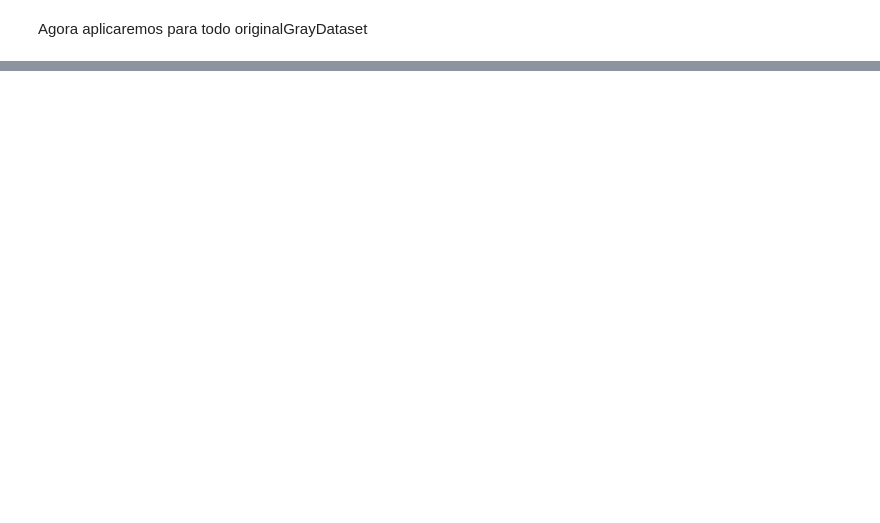
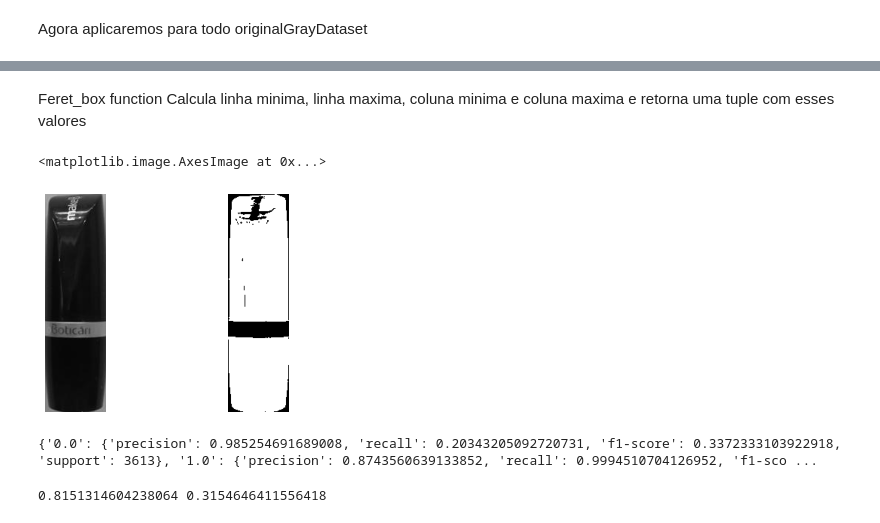
Before and after one commit to yoshiomori/MAC5768, a Jupyter notebook: EP3/EP3.ipynb, the cells around one changed output, grey strips where cells are left out. Drawn from its saved outputs; the diff is of its cells as text; code cells hidden in the pictures; blank space fills up the shorter version.

Commit message:
New steps
Implemented feret box, confusion matrix, metrics, and result evaluation,

```diff
--- a/EP3/EP3.ipynb
+++ b/EP3/EP3.ipynb
@@ -227,0 +257,33 @@ for index, path in enumerate(path_list):
+# %% [markdown]
+Feret_box function
+Calcula linha minima, linha maxima, coluna minima e coluna maxima e retorna uma tuple com esses valores
+# %%
+import numpy as np
+
+def feret_box(image_ndarray):
+    res = np.argwhere(image_ndarray > 0)
+
+    minLine = min(res[:, 0])
+    maxLine = max(res[:, 0])
+    minColumn = min(res[:, 1])
+    maxColumn = max(res[:, 1])
+
+    return (minLine, maxLine, minColumn, maxColumn)
+# %%
+image_path = pathlib.Path(r"originalGrayDataset\BATOM\DIA\DENTRO\BRANCO\IMG_20210501_143727.jpg")
+
+image = io.imread(image_path)
+seg = segmentacao(image)
+bb = feret_box(seg)
+aux = image[bb[0]:bb[1], bb[2]:bb[3]]
+bbseg = seg[bb[0]:bb[1], bb[2]:bb[3]]
+
+pyplot.subplot(1,2,1)
+pyplot.axis('off')
+pyplot.imshow(aux, cmap=pyplot.cm.gray)
+pyplot.subplot(1,2,2)
+pyplot.axis('off')
+pyplot.imshow(bbseg, cmap=pyplot.cm.gray)
+# %% [output]
+<matplotlib.image.AxesImage at 0x...>
+[figure, added]
@@ -227,0 +300,36 @@ for index, path in enumerate(path_list):
+# %%
+image_path = pathlib.Path(r"originalGrayDataset\BATOM\DIA\DENTRO\BRANCO\IMG_20210501_143728.jpg")
+image_path_ref = pathlib.Path(r"originalGrayDataset15porcento_mod_res\BATOM\DIA\DENTRO\BRANCO\IMG_20210501_143728.png")
+
+image = io.imread(image_path)
+seg = segmentacao(image)
+bb = feret_box(seg)
+seg = seg[bb[0]:bb[1], bb[2]:bb[3]]
+
+image_ref = io.imread(image_path_ref)
+seg_ref = (np.array(image_ref[bb[0]:bb[1], bb[2]:bb[3]])>0)*1
+cm = confusion_matrix_calc(seg.flatten(), seg_ref.astype(np.uint8).flatten())
+print(metrics(seg.flatten(), seg_ref.astype(np.uint8).flatten()))
+# %% [output]
+{'0.0': {'precision': 0.985254691689008, 'recall': 0.20343205092720731, 'f1-score': 0.3372333103922918, 'support': 3613}, '1.0': {'precision': 0.8743560639133852, 'recall': 0.9994510704126952, 'f1-sco ...
+# %%
+from sklearn.metrics import cohen_kappa_score
+
+original_gray_dataset_path = pathlib.Path('originalGrayDataset15porcento_mod_res')
+path_auto_seg = 'autoSegmentation'
+path_list = list(original_gray_dataset_path.glob('**/*.png'))
+accu_acc = 0
+accu_kappa = 0
+for index, path in enumerate(path_list):
+    image_ref = (np.array(io.imread(path))>0)*1
+    image_path_seg = str(path).replace('originalGrayDataset15porcento_mod_res', path_auto_seg)
+    image_path_seg = str(image_path_seg).replace('png', 'jpg')
+    image_pred = (np.array(io.imread(image_path_seg))>0)*1
+
+    met = metrics(image_pred.flatten(), image_ref.astype(np.uint8).flatten())
+    accu_acc += met['accuracy']
+    accu_kappa += cohen_kappa_score(image_pred.flatten(), image_ref.astype(np.uint8).flatten(), labels=[0,1])
+
+print(accu_acc/float(len(path_list)), accu_kappa/float(len(path_list)))
+# %% [output]
+0.8151314604238064 0.3154646411556418
```
Also changed, not shown: parts of 12 cells of this notebook.
